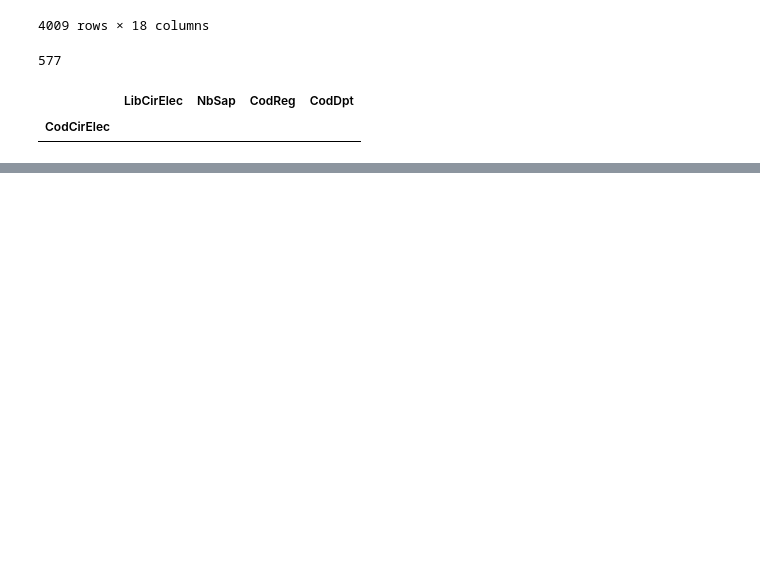
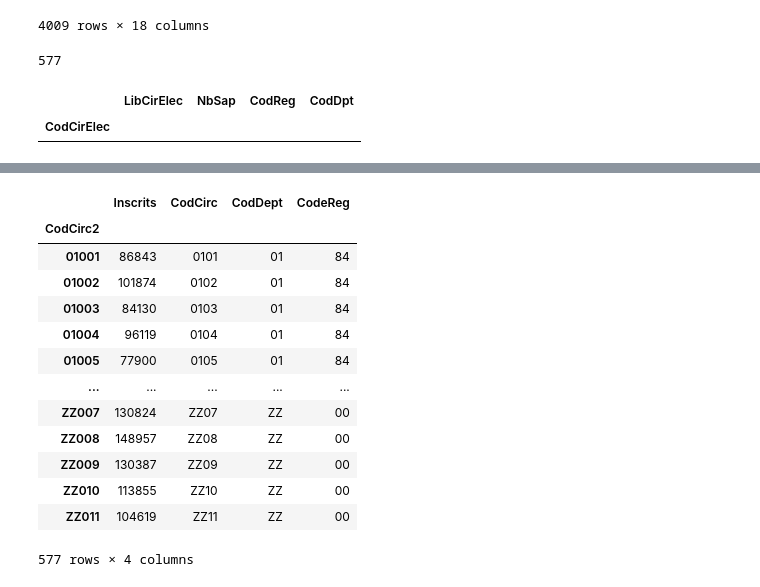
Before and after one commit to taniki/legislatives-2024, a Jupyter notebook: prep_lg2024.ipynb, the cells around one changed output, grey strips where cells are left out. Cells and saved outputs as stored; diff of their text form; code cells hidden in the pictures; blank space fills up the shorter version.

```diff
--- a/prep_lg2024.ipynb
+++ b/prep_lg2024.ipynb
@@ -82,3 +82,16 @@ regions
 | 16 | 84 | Auvergne-Rhône-Alpes | \n |
 | 17 | 93 | Provence-Alpes-Côte d'Azur | \n |
 | 18 | 94 | Corse | \n |
+# %%
+departements = (
+        (
+            pd
+            .read_xml(
+                StringIO(territoire_xml),
+                xpath = f'.//Region//Departement',
+                dtype="object"
+            )
+        )
+)
+
+departements
@@ -393,0 +471,38 @@ resultats_t1_2.to_csv('lg2024_t1_resultats.csv', index=False)
+# %%
+inscrits_t1_2 = (
+    inscrits_t1
+    .join(
+        circonscriptions
+        .reset_index()
+        .assign(
+            CodCirc2 = lambda df: (
+                df.CodDpt.replace(mapping_dept)
+                + df.CodCirElec.astype(str).str[-2:].str.pad(3, fillchar='0')
+            )
+        )
+        .set_index('CodCirElec')[['CodCirc2']],
+        on = 'CodCirc'
+    )
+    .rename({
+        'Nombre': 'Inscrits'
+    }, axis=1)
+    .set_index('CodCirc2')
+    .sort_index()
+)
+
+inscrits_t1_2
+# %% [output]
+|  | Inscrits | CodCirc | CodDept | CodeReg |
+| CodCirc2 |  |  |  |  |
+| 01001 | 86843 | 0101 | 01 | 84 |
+| 01002 | 101874 | 0102 | 01 | 84 |
+| 01003 | 84130 | 0103 | 01 | 84 |
+| 01004 | 96119 | 0104 | 01 | 84 |
+| 01005 | 77900 | 0105 | 01 | 84 |
+| ... | ... | ... | ... | ... |
+| ZZ007 | 130824 | ZZ07 | ZZ | 00 |
+| ZZ008 | 148957 | ZZ08 | ZZ | 00 |
+| ZZ009 | 130387 | ZZ09 | ZZ | 00 |
+| ZZ010 | 113855 | ZZ10 | ZZ | 00 |
+| ZZ011 | 104619 | ZZ11 | ZZ | 00 |
+577 rows × 4 columns
```
Also changed, not shown: parts of 4 cells of this notebook, 1 other file.
